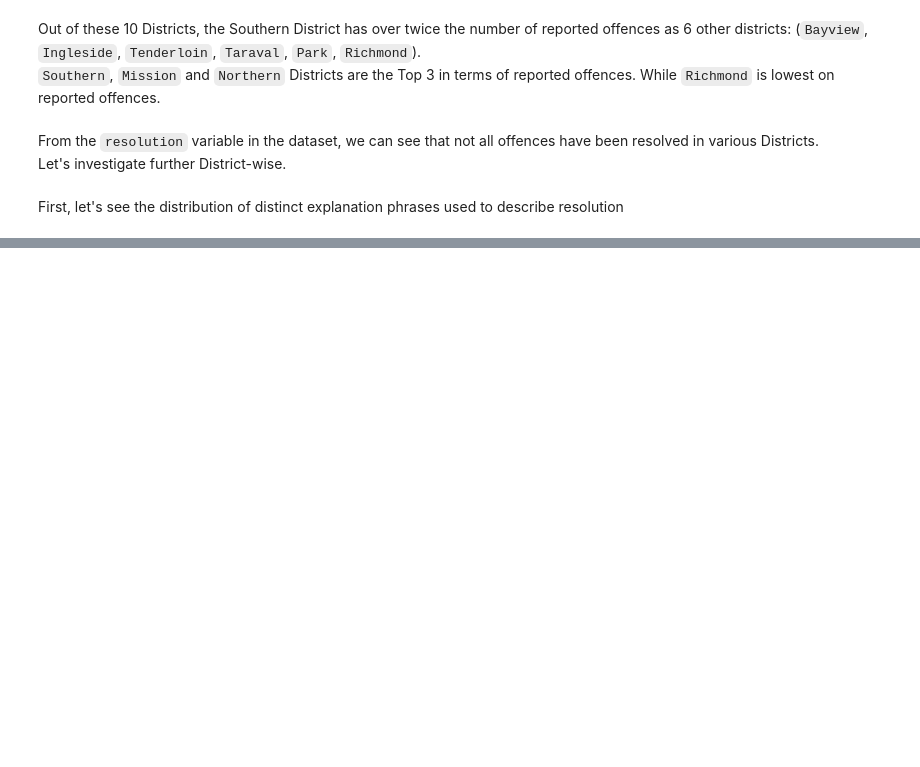
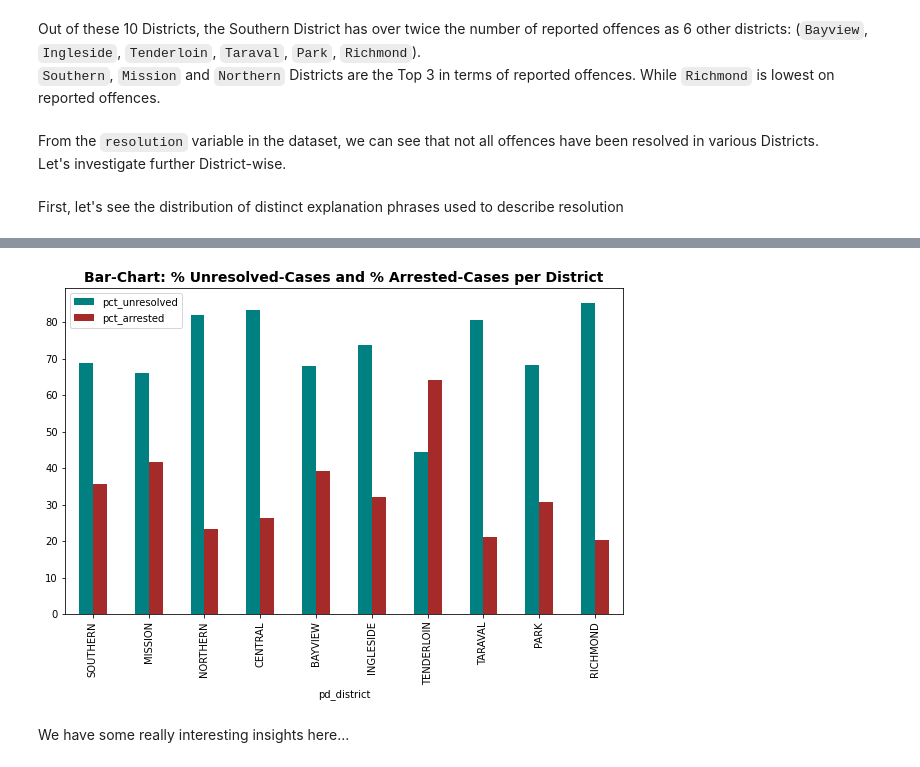
Before and after one commit to Lawrence-Krukrubo/SQL-Python_analysis_San-Francisco_Crime-Data, a Jupyter notebook: analysis1.ipynb, the cells around one changed output, grey strips where cells are left out. Saved outputs shown, nothing was run; the diff lists cells and outputs as text; code cells hidden in the pictures; blank space fills up the shorter version.

```diff
--- a/analysis1.ipynb
+++ b/analysis1.ipynb
@@ -267,0 +353,8 @@ Let's see the split of unresolved offences and offences inwhich arrests have bee
+# %%
+df1.loc[:, ['pct_unresolved', 'pct_arrested']].plot.bar(figsize=(10,6), color=['teal', 'brown'])
+plt.title('Bar-Chart: % Unresolved-Cases and % Arrested-Cases per District', fontdict=fdict)
+plt.show()
+# %% [output]
+[figure, added]
+# %% [markdown]
+We have some really interesting insights here...
```
Also changed, not shown: parts of 24 cells of this notebook.
